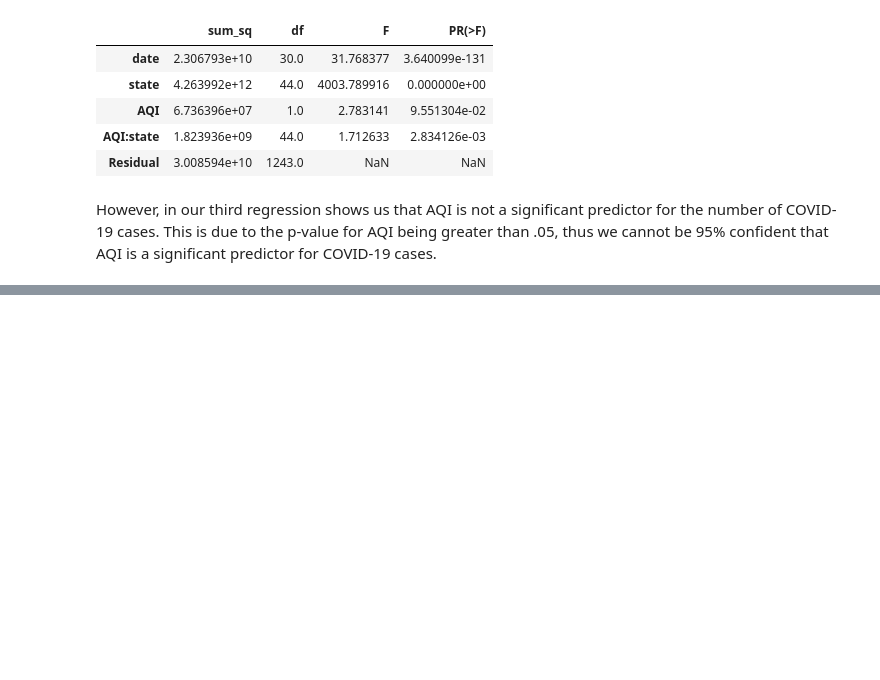
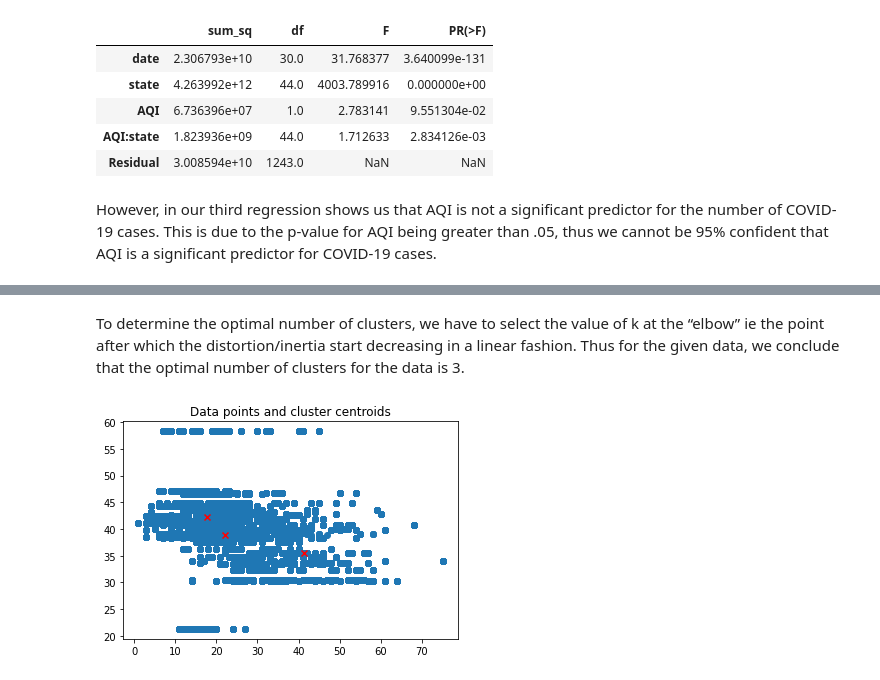
Before and after one commit to kevinhnmb/kevinhnmb.github.io, a Jupyter notebook: Final_Project.ipynb, the cells around one changed output, grey strips where cells are left out. Saved outputs shown, nothing was run; the diff lists cells and outputs as text; code cells hidden in the pictures; blank space fills up the shorter version.

```diff
--- a/Final_Project.ipynb
+++ b/Final_Project.ipynb
@@ -955,0 +1026,16 @@ However, in our third regression shows us that AQI is not a significant predicto
+# %% [markdown]
+To determine the optimal number of clusters, we have to select the value of k at the “elbow” ie the point after which the distortion/inertia start decreasing in a linear fashion. Thus for the given data, we conclude that the optimal number of clusters for the data is 3.
+# %%
+from sklearn.preprocessing import MinMaxScaler
+X1 = X.to_numpy()
+
+kmeans = KMeans(n_clusters=3).fit(X1)
+# X['cluster'] = pred_y
+plt.scatter(X1[:, 0], X1[:, 1])
+
+plt.scatter(kmeans.cluster_centers_[:, 0], kmeans.cluster_centers_[:, 1], c='red', marker='x')
+
+plt.title('Data points and cluster centroids')
+plt.show()
+# %% [output]
+[figure, added]
```
Also changed, not shown: parts of 50 cells of this notebook, 1 other file.
